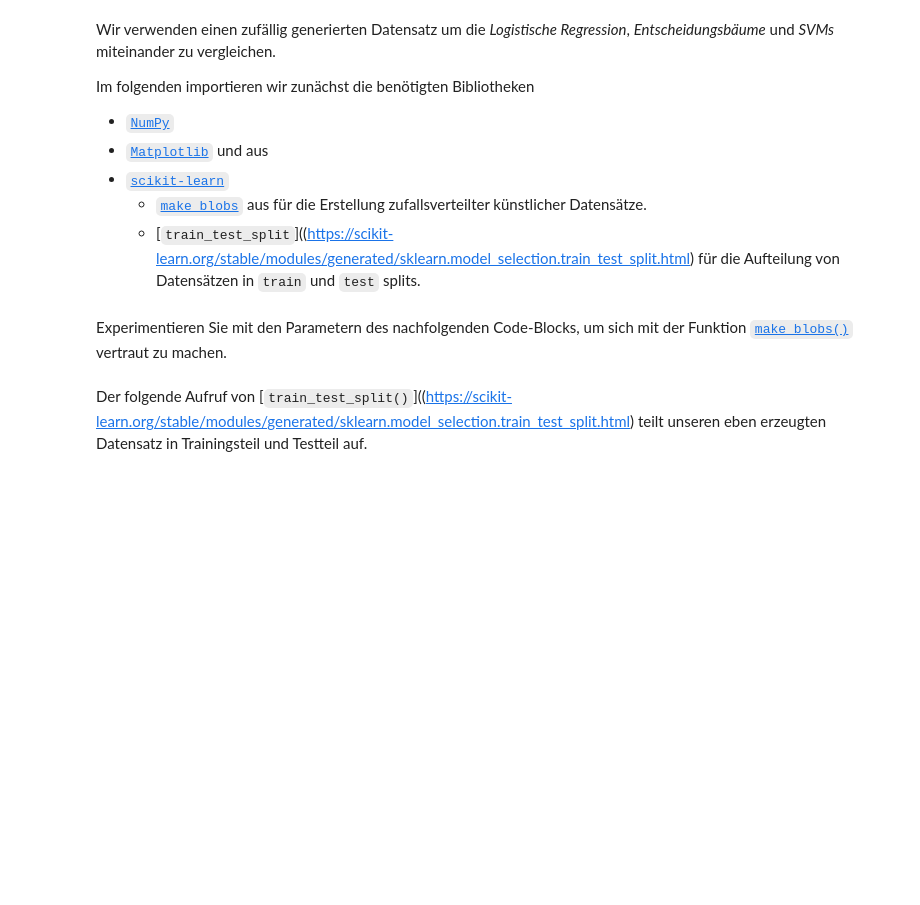
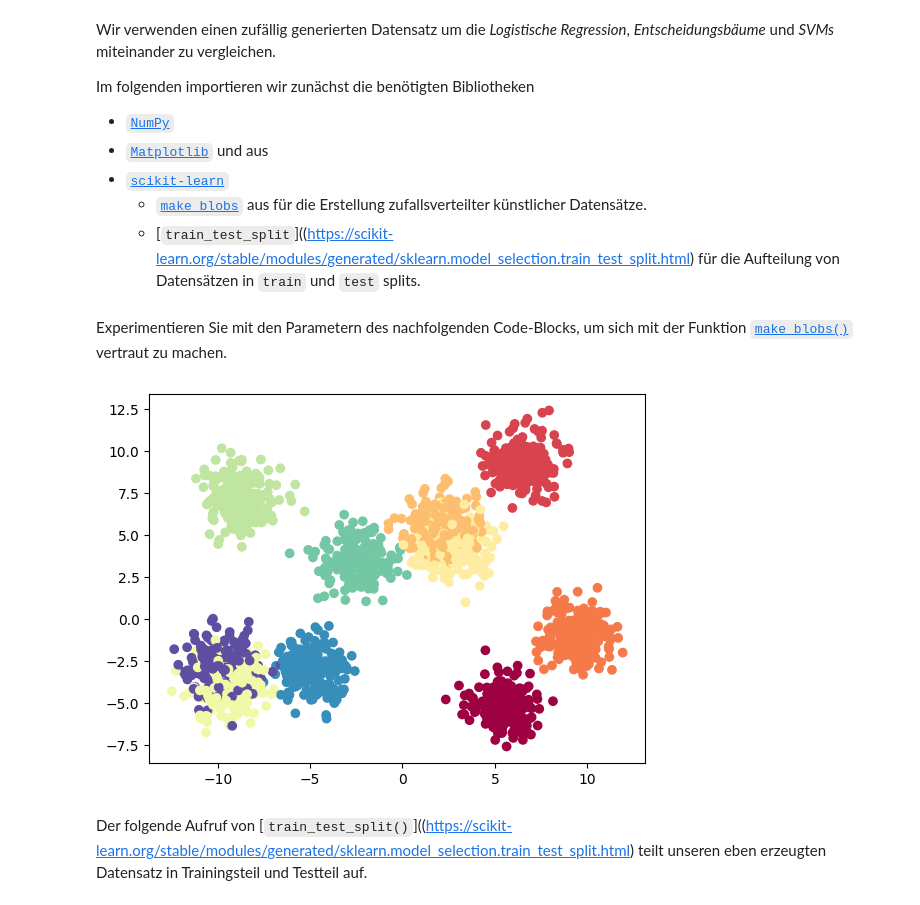
Before and after one commit to fhswf/aki-ml, a Jupyter notebook: p4/14_KlassifikationVergleich.ipynb, the cells around one changed output. Cells and saved outputs as stored; diff of their text form; code cells hidden in the pictures; blank space fills up the shorter version.

```diff
--- a/p4/14_KlassifikationVergleich.ipynb
+++ b/p4/14_KlassifikationVergleich.ipynb
@@ -26,13 +26,15 @@ from sklearn.model_selection import train_test_split # for splitting datasets
 Experimentieren Sie mit den Parametern des nachfolgenden Code-Blocks, um sich mit der Funktion [`make_blobs()`](https://scikit-learn.org/stable/modules/generated/sklearn.datasets.make_blobs.html) vertraut zu machen.
 # %%
 n_classes = 10 #change this
-n_data = 400 # change this
+n_data = 2000 # change this
 n_dimensions = 2 # kept to two dimensions for easy visualization
 
 # generating ten-class dataset
 X, y = make_blobs(n_samples=n_data, centers=n_classes, n_features=n_dimensions, random_state=13)
 
 plt.scatter(X[:,0], X[:,1], c=y, cmap=plt.cm.Spectral);
+# %% [output]
+[figure, added]
 # %% [markdown]
 Der folgende Aufruf von [`train_test_split()`]((https://scikit-learn.org/stable/modules/generated/sklearn.model_selection.train_test_split.html) teilt unseren eben erzeugten Datensatz in Trainingsteil und Testteil auf.
 # %%
```
Also changed, not shown: parts of 8 cells of this notebook.
